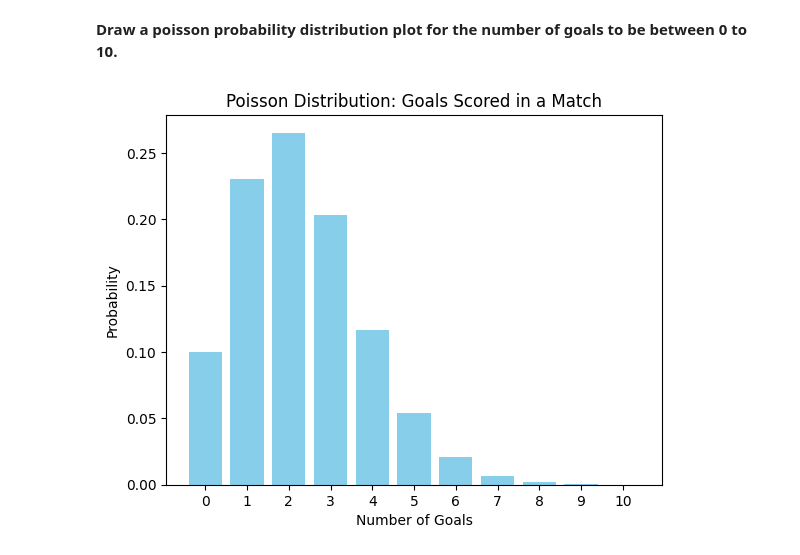
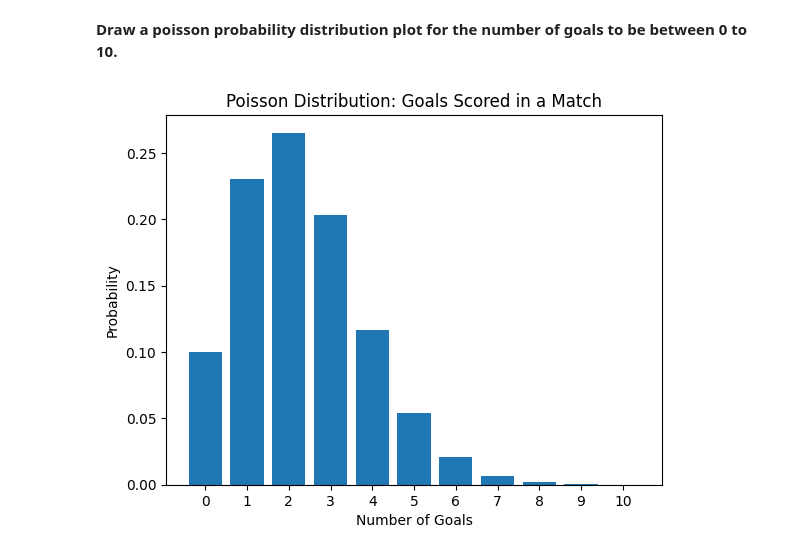
Before and after one commit to sergioironhack/ironhack-ai-course, a Jupyter notebook: lab-solutions/lab-discrete-distributions/Lab. Discrete probability distributions.ipynb, the cells around one changed output. Cells and saved outputs as stored; diff of their text form; code cells hidden in the pictures.

```diff
--- a/lab-solutions/lab-discrete-distributions/Lab. Discrete probability distributions.ipynb
+++ b/lab-solutions/lab-discrete-distributions/Lab. Discrete probability distributions.ipynb
@@ -124,18 +124,18 @@ Probability of scoring exactly 5 goals: 0.054
 # %%
 import numpy as np
 import matplotlib.pyplot as plt
 from scipy.stats import poisson
 
 lambda_goals = 2.3
 k_goals = np.arange(0, 11)
 
 poisson_probs = poisson.pmf(k_goals, lambda_goals)
 
-plt.bar(k_goals, poisson_probs, color='skyblue')
+plt.bar(k_goals, poisson_probs)
 plt.xlabel('Number of Goals')
 plt.ylabel('Probability')
 plt.title('Poisson Distribution: Goals Scored in a Match')
 plt.xticks(k_goals)
 plt.show()
 # %% [output]
-[figure, old version]
+[figure, new version]
```
Also changed, not shown: 7 other files.
